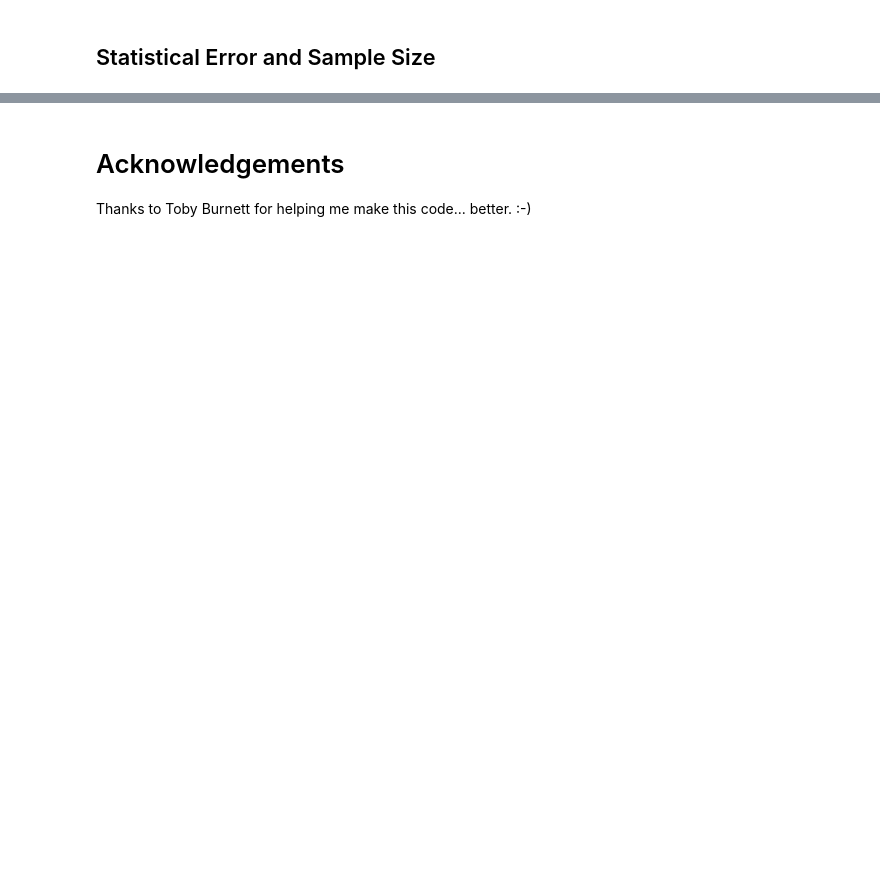
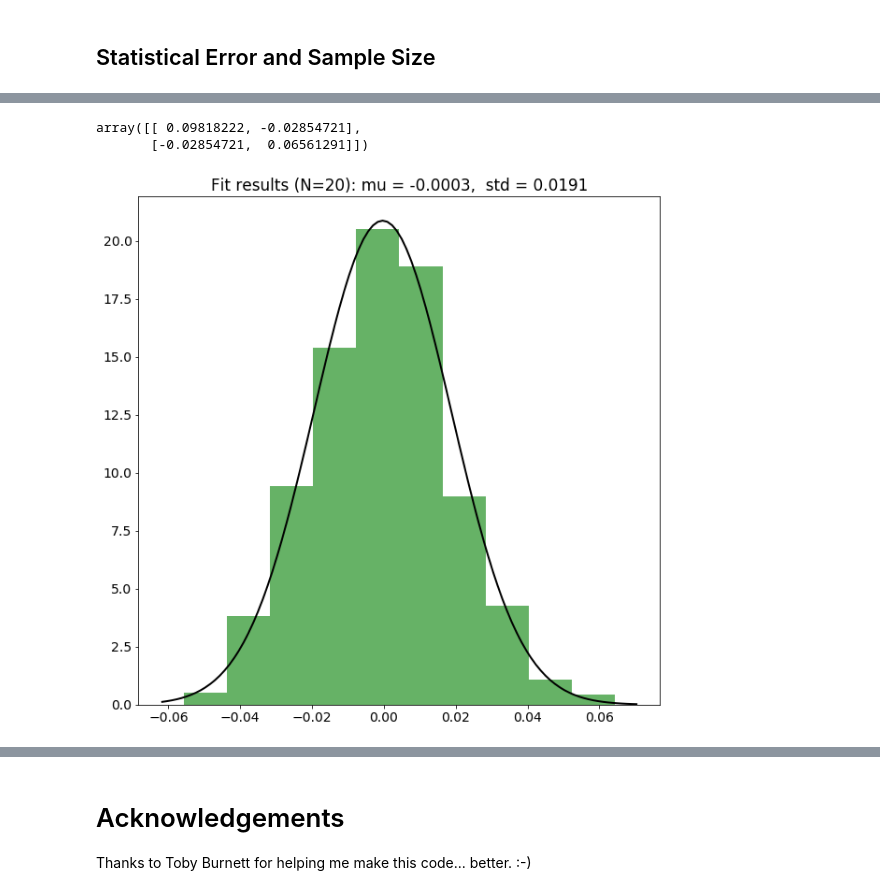
Before and after one commit to ATLASCalRatio/ABCDExplorations, a Jupyter notebook: notebooks/01 - Simple Uncorrelated.ipynb, the cells around one changed output, grey strips where cells are left out. Saved outputs shown, nothing was run; the diff lists cells and outputs as text; code cells hidden in the pictures; blank space fills up the shorter version.

Commit message:
Added a bunch of covarience testing

```diff
--- a/notebooks/01 - Simple Uncorrelated.ipynb
+++ b/notebooks/01 - Simple Uncorrelated.ipynb
@@ -107,0 +114,21 @@ plt.grid(alpha=0.5, which='both')
+# %%
+np.cov(generate(20), rowvar=False)
+# %% [output]
+array([[ 0.09818222, -0.02854721],
+       [-0.02854721,  0.06561291]])
+# %%
+def plot_covar_histo(nSize):
+    l = pd.DataFrame(np.array([np.cov(generate(int(nSize)), rowvar=False)[0,1] for i in range(1000)]), columns=['covar'])
+    mu,std = norm.fit(l)
+
+    plt.figure(figsize=(10,10))
+    plt.hist(l.covar, normed=True, alpha=0.6, color='g')
+    xmin, xmax = plt.xlim()
+    x = np.linspace(xmin, xmax, 100)
+    p = norm.pdf(x, mu, std)
+    plt.plot(x, p, 'k', linewidth=2)
+    plt.title("Fit results (N={2}): mu = {0:.4f},  std = {1:.4f}".format(mu, std, nSize))
+# %%
+plot_covar_histo(20)
+# %% [output]
+[figure, added]
```
Also changed, not shown: parts of 15 cells of this notebook.
